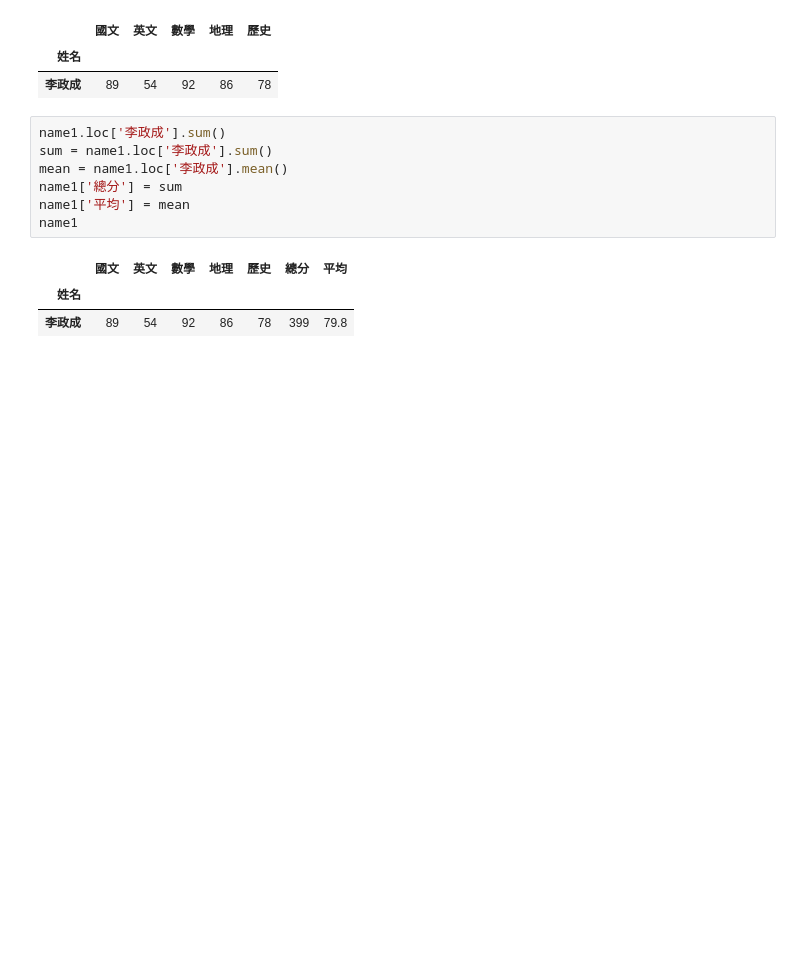
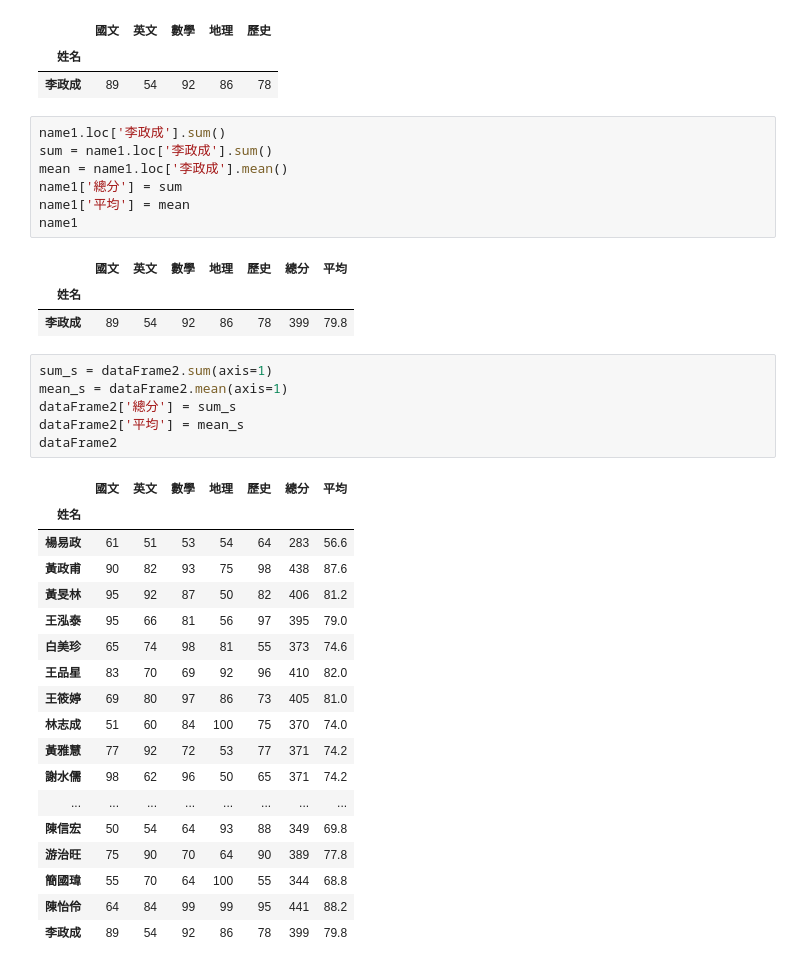
Before and after one commit to Jdstrange/_08_23_1_3_, a Jupyter notebook: Lesson 16_6.ipynb, the cells around one changed output. Saved outputs shown, nothing was run; the diff lists cells and outputs as text; blank space fills up the shorter version.

```diff
--- a/Lesson 16_6.ipynb
+++ b/Lesson 16_6.ipynb
@@ -42,3 +42,28 @@ name1
 |  | 國文 | 英文 | 數學 | 地理 | 歷史 | 總分 | 平均 |
 | 姓名 |  |  |  |  |  |  |  |
 | 李政成 | 89 | 54 | 92 | 86 | 78 | 399 | 79.8 |
+# %%
+sum_s = dataFrame2.sum(axis=1)
+mean_s = dataFrame2.mean(axis=1)
+dataFrame2['總分'] = sum_s
+dataFrame2['平均'] = mean_s
+dataFrame2
+# %% [output]
+|  | 國文 | 英文 | 數學 | 地理 | 歷史 | 總分 | 平均 |
+| 姓名 |  |  |  |  |  |  |  |
+| 楊易政 | 61 | 51 | 53 | 54 | 64 | 283 | 56.6 |
+| 黃政甫 | 90 | 82 | 93 | 75 | 98 | 438 | 87.6 |
+| 黃旻林 | 95 | 92 | 87 | 50 | 82 | 406 | 81.2 |
+| 王泓泰 | 95 | 66 | 81 | 56 | 97 | 395 | 79.0 |
+| 白美珍 | 65 | 74 | 98 | 81 | 55 | 373 | 74.6 |
+| 王品星 | 83 | 70 | 69 | 92 | 96 | 410 | 82.0 |
+| 王筱婷 | 69 | 80 | 97 | 86 | 73 | 405 | 81.0 |
+| 林志成 | 51 | 60 | 84 | 100 | 75 | 370 | 74.0 |
+| 黃雅慧 | 77 | 92 | 72 | 53 | 77 | 371 | 74.2 |
+| 謝水儒 | 98 | 62 | 96 | 50 | 65 | 371 | 74.2 |
+| ... | ... | ... | ... | ... | ... | ... | ... |
+| 陳信宏 | 50 | 54 | 64 | 93 | 88 | 349 | 69.8 |
+| 游治旺 | 75 | 90 | 70 | 64 | 90 | 389 | 77.8 |
+| 簡國瑋 | 55 | 70 | 64 | 100 | 55 | 344 | 68.8 |
+| 陳怡伶 | 64 | 84 | 99 | 99 | 95 | 441 | 88.2 |
+| 李政成 | 89 | 54 | 92 | 86 | 78 | 399 | 79.8 |
```
Also changed, not shown: parts of 1 cell of this notebook.
